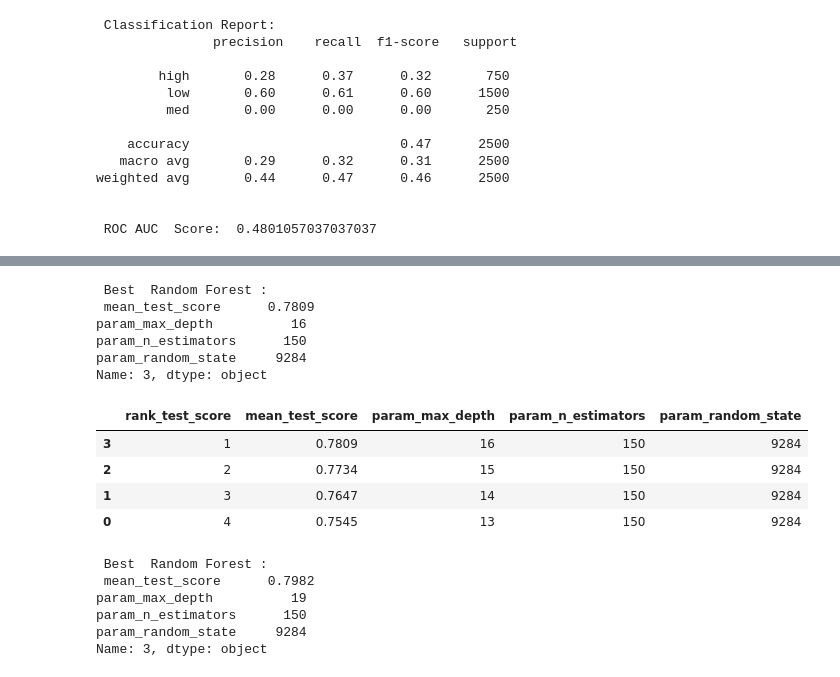
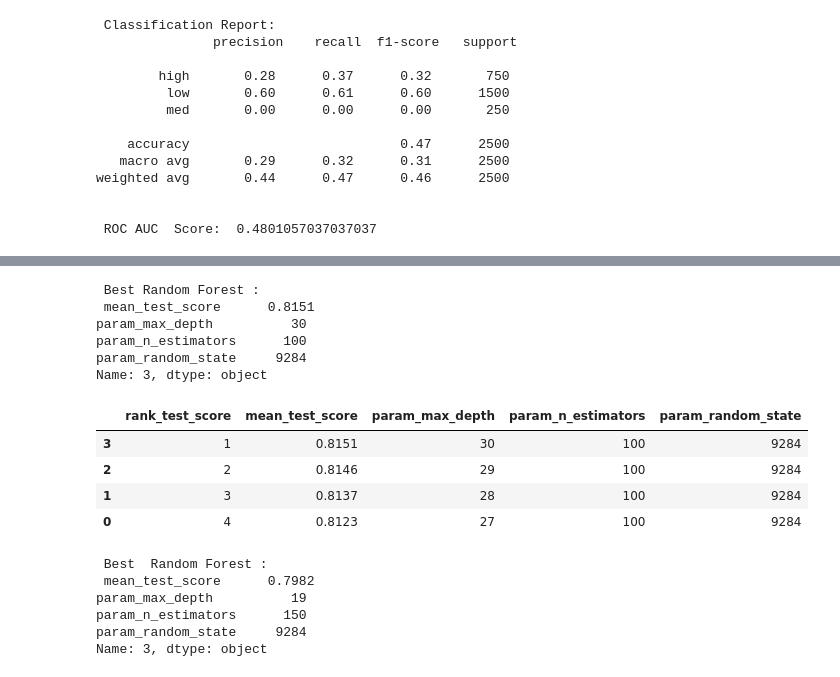
Before and after one commit to ViniciusCastillo/Test_Einstein, a Jupyter notebook: notebooks/Classification_Test.ipynb, the cells around one changed output, grey strips where cells are left out. Saved outputs shown, nothing was run; the diff lists cells and outputs as text; code cells hidden in the pictures.

```diff
--- a/notebooks/Classification_Test.ipynb
+++ b/notebooks/Classification_Test.ipynb
@@ -240,19 +287,19 @@ KeyboardInterrupt: ignored
 # %%
-params = {'max_depth': [13,14,15,16], 'n_estimators': [150], 'random_state': [9284]}
+params = {'max_depth': [27,28,29,30], 'n_estimators': [100], 'random_state': [9284]}
 results_rfc = test_model(RandomForestClassifier(), X_train_res, y_train_res, params, 'Random Forest')
 results_rfc
 # %% [output]
- Best  Random Forest :
- mean_test_score      0.7809
-param_max_depth          16
-param_n_estimators      150
+ Best Random Forest :
+ mean_test_score      0.8151
+param_max_depth          30
+param_n_estimators      100
 param_random_state     9284
 Name: 3, dtype: object
 |  | rank_test_score | mean_test_score | param_max_depth | param_n_estimators | param_random_state |
-| 3 | 1 | 0.7809 | 16 | 150 | 9284 |
-| 2 | 2 | 0.7734 | 15 | 150 | 9284 |
-| 1 | 3 | 0.7647 | 14 | 150 | 9284 |
-| 0 | 4 | 0.7545 | 13 | 150 | 9284 |
+| 3 | 1 | 0.8151 | 30 | 100 | 9284 |
+| 2 | 2 | 0.8146 | 29 | 100 | 9284 |
+| 1 | 3 | 0.8137 | 28 | 100 | 9284 |
+| 0 | 4 | 0.8123 | 27 | 100 | 9284 |
 # %%
 params = {'max_depth': [16,17,18,19], 'n_estimators': [150], 'random_state': [9284]}
 results_rfc = test_model(RandomForestClassifier(), X_train_res, y_train_res, params, 'Random Forest')
```
Also changed, not shown: parts of 21 cells of this notebook.
